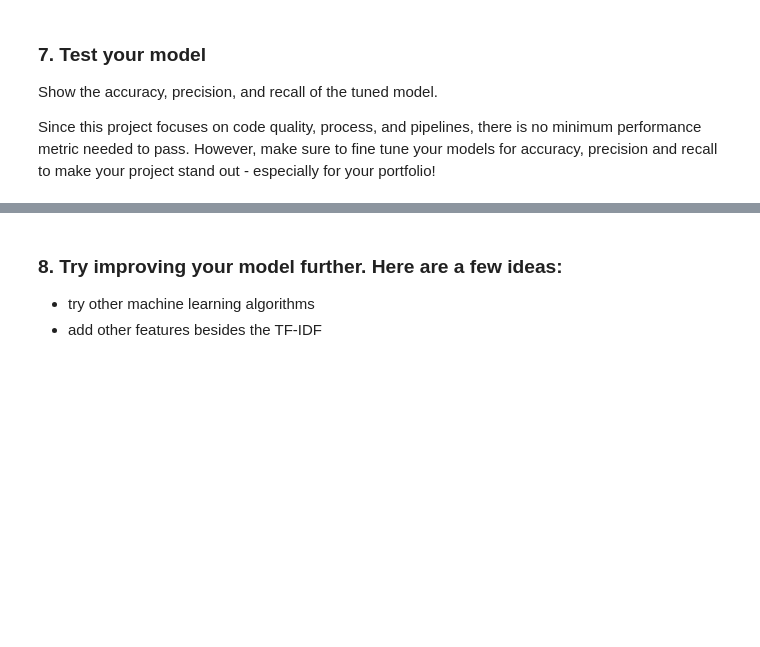
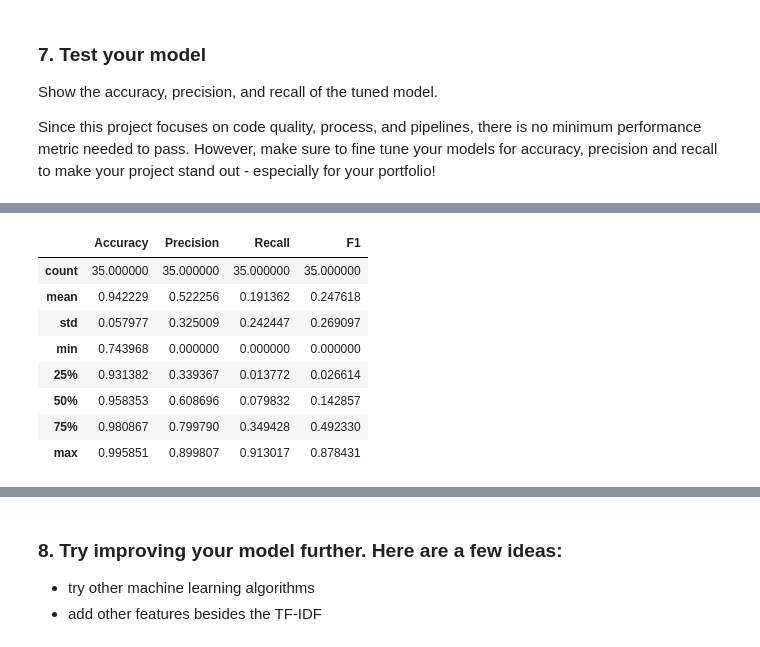
Before and after one commit to kissingurami/my_notebooks, a Jupyter notebook: 4.0-Udacity-Data-Science/4.0_Data_Engineering/4.3-Project-Disaster_message_classification/2.ML Pipeline Preparation.ipynb, the cells around one changed output, grey strips where cells are left out. Drawn from its saved outputs; the diff is of its cells as text; code cells hidden in the pictures; blank space fills up the shorter version.

```diff
--- a/4.0-Udacity-Data-Science/4.0_Data_Engineering/4.3-Project-Disaster_message_classification/2.ML Pipeline Preparation.ipynb
+++ b/4.0-Udacity-Data-Science/4.0_Data_Engineering/4.3-Project-Disaster_message_classification/2.ML Pipeline Preparation.ipynb
@@ -219,10 +214,11 @@ cold                    0.996670   1.000000  0.833333  0.909091
 other_weather           0.990164   0.998808  0.814383  0.897216
 direct_report           0.981865   0.998255  0.907937  0.950956
 # %%
-# Calculate evaluation metrics for testing set
+# Calculate evaluation metrics for test set
 Y_test_pred = pipeline.predict(X_test)
-col_names = list(Y.columns.values)
-print(get_eval_metrics(np.array(Y_test), Y_test_pred, col_names))
+
+eval_metrics0 = get_eval_metrics(np.array(Y_test), Y_test_pred, col_names)
+print(eval_metrics0)
 # %% [output]
                         Accuracy  Precision    Recall        F1
 related                 0.806670   0.846369  0.913017  0.878431
@@ -299,0 +412,13 @@ print(classification_report(y_test, y_pred))
+# %%
+# Get summary stats for first model
+eval_metrics0.describe()
+# %% [output]
+|  | Accuracy | Precision | Recall | F1 |
+| count | 35.000000 | 35.000000 | 35.000000 | 35.000000 |
+| mean | 0.942229 | 0.522256 | 0.191362 | 0.247618 |
+| std | 0.057977 | 0.325009 | 0.242447 | 0.269097 |
+| min | 0.743968 | 0.000000 | 0.000000 | 0.000000 |
+| 25% | 0.931382 | 0.339367 | 0.013772 | 0.026614 |
+| 50% | 0.958353 | 0.608696 | 0.079832 | 0.142857 |
+| 75% | 0.980867 | 0.799790 | 0.349428 | 0.492330 |
+| max | 0.995851 | 0.899807 | 0.913017 | 0.878431 |
```
Also changed, not shown: parts of 30 cells of this notebook, 9 other files.
